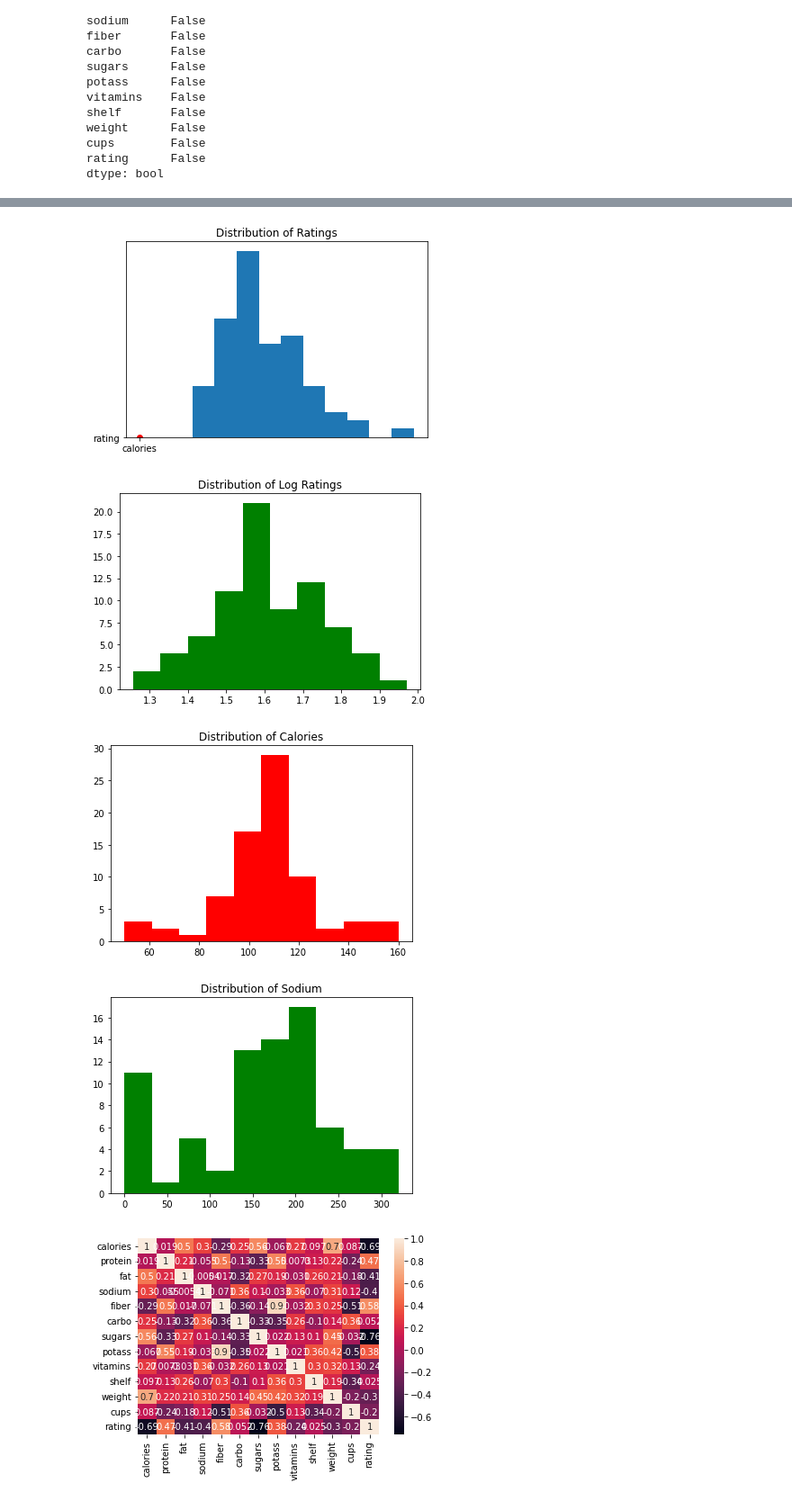
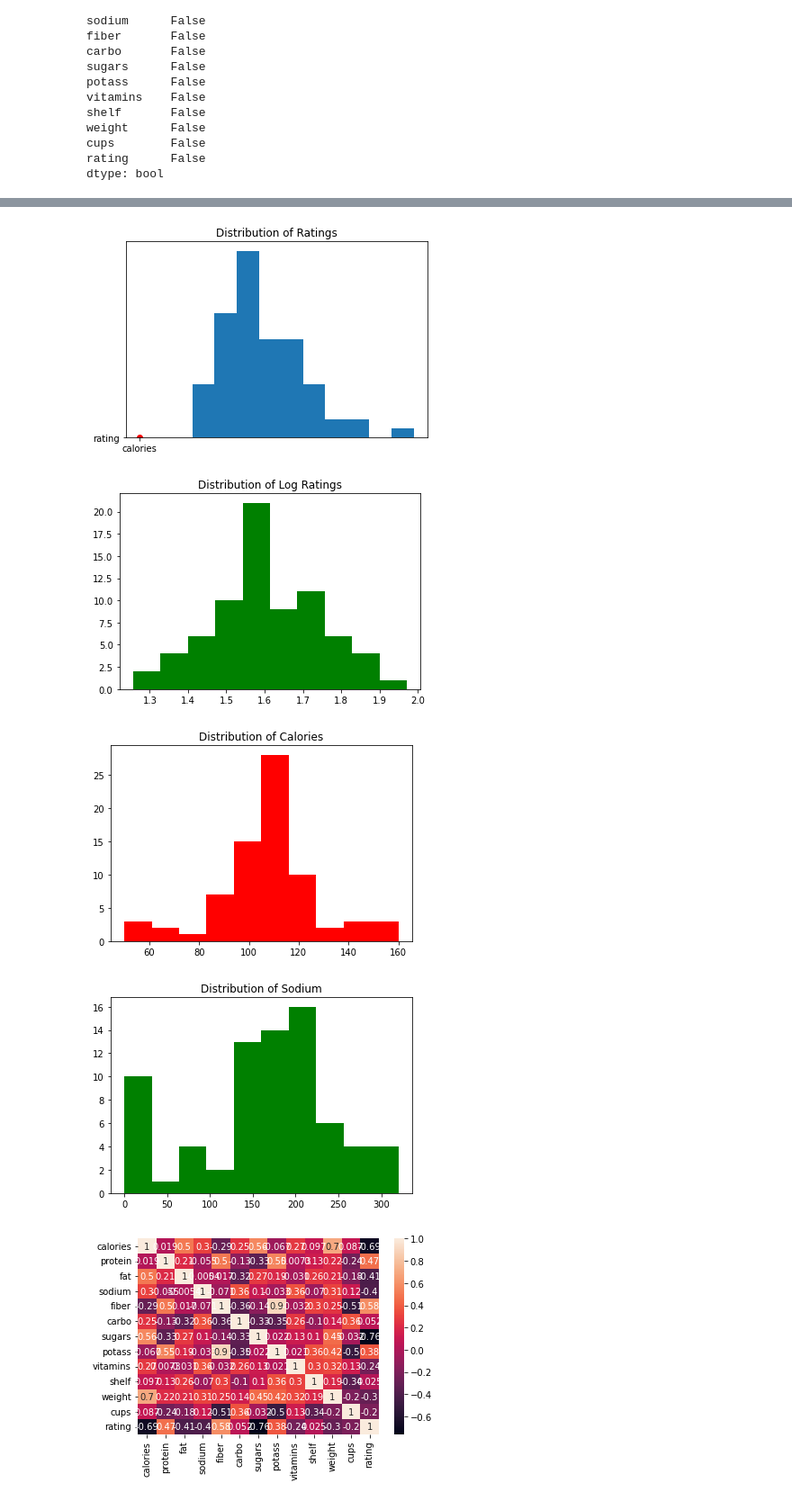
Before and after one commit to erickdacohen/ml-python-projects, a Jupyter notebook: cereal-dataset/notebooks/cereal.ipynb, the cells around one changed output, grey strips where cells are left out. Shown at 90% size. Drawn from its saved outputs; the diff is of its cells as text; code cells hidden in the pictures.

```diff
--- a/cereal-dataset/notebooks/cereal.ipynb
+++ b/cereal-dataset/notebooks/cereal.ipynb
@@ -70 +102,7 @@ cereal_raw.describe()
+# %%
+cereal_df = cereal_raw.loc[
+    (cereal_raw["carbo"] >= 0) &
+    (cereal_raw["sugars"] >= 0) &
+    (cereal_raw["potass"] >= 0)
+]
 # %%
@@ -93,30 +138,30 @@ plt.title("Cereal Type");
 # %%
 plt.scatter(
     x="calories",
     y="rating",
-    data="cereal_raw",
+    data="cereal_df",
     color="red"
 );
-cereal_raw["rating"].hist(grid=False)
+cereal_df["rating"].hist(grid=False)
 plt.title("Distribution of Ratings");
 plt.show()
 
-np.log10(cereal_raw["rating"]).hist(grid=False, color="green")
+np.log10(cereal_df["rating"]).hist(grid=False, color="green")
 plt.title("Distribution of Log Ratings");
 plt.show()
 
 
-cereal_raw["calories"].hist(grid=False, color="red")
+cereal_df["calories"].hist(grid=False, color="red")
 plt.title("Distribution of Calories");
 plt.show()
 
-cereal_raw["sodium"].hist(grid=False, color="green")
+cereal_df["sodium"].hist(grid=False, color="green")
 plt.title("Distribution of Sodium");
 # %% [output]
-[figure, old version]
+[figure, new version]
-[figure, old version]
+[figure, new version]
-[figure, old version]
+[figure, new version]
-[figure, old version]
+[figure, new version]
 # %%
 cereal_cor = cereal_raw.corr()
 sns.heatmap(cereal_cor, annot=True);
```
Also changed, not shown: parts of 35 cells of this notebook, 1 other file.
